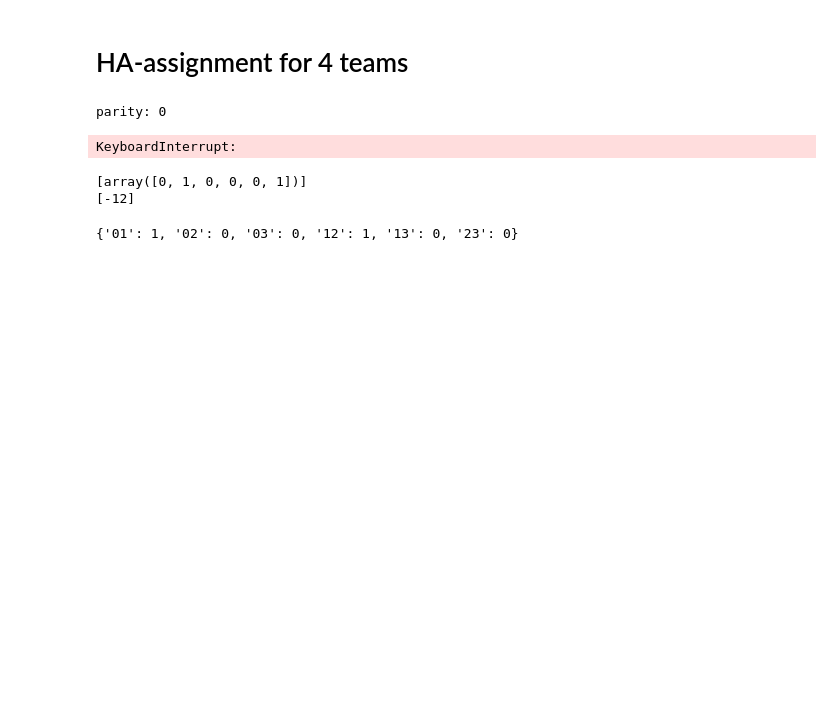
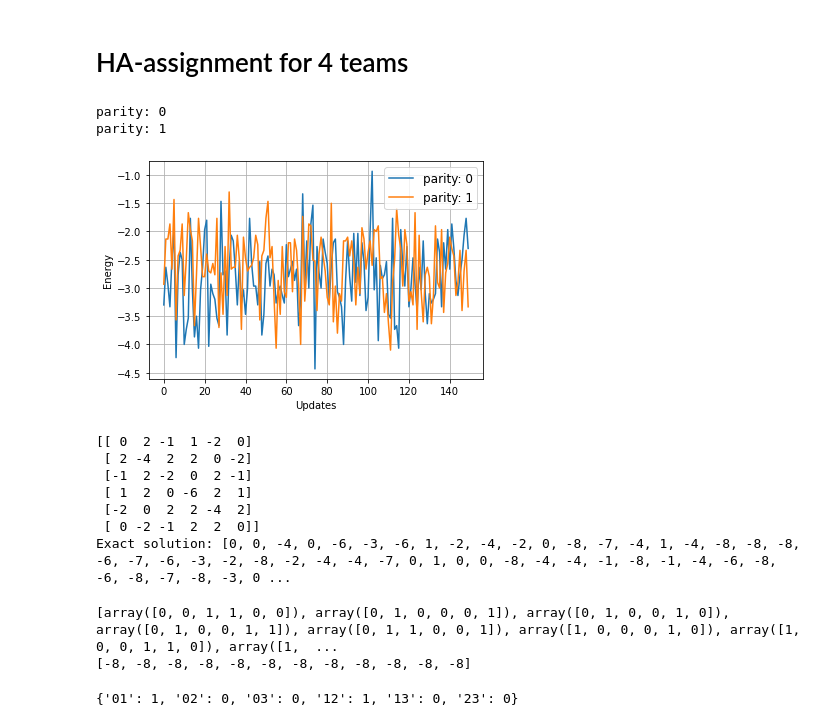
Before and after one commit to Balint831/SciMod, a Jupyter notebook: project/src/main.ipynb, the cells around one changed output. Cells and saved outputs as stored; diff of their text form; code cells hidden in the pictures; blank space fills up the shorter version.

```diff
--- a/project/src/main.ipynb
+++ b/project/src/main.ipynb
@@ -1,6 +1,6 @@
 # %%
 import matplotlib.pyplot as plt
-from qubo_divided import solve_qubo_by_dividing
+#from qubo_divided import solve_qubo_by_dividing
 
 
 import numpy as np
@@ -17,7 +17,7 @@ def calculate_QUBO_explicitely(Q):
     for bitstring in bitstrings:
         values.append(bitstring @ Q @ bitstring)
 
-    return min(values), bitstrings[np.argmin(values)]
+    return values#, bitstrings[np.argmin(values)]
 
 
 
@@ -56,25 +120,42 @@ d = 6
+# %%
+Q = np.array(  [[ 0, 2,-1, 1,-2, 0],
+                [ 2,-4, 2, 2, 0,-2],
+                [-1, 2,-2, 0, 2,-1],
+                [ 1, 2, 0,-6, 2, 1],
+                [-2, 0, 2, 2,-4, 2],
+                [ 0,-2,-1, 2, 2, 0]])
+
+d = 6
 # %%
 
-
+from qubo_divided import solve_qubo_by_dividing
 min_energy, min_bistring = solve_qubo_by_dividing(
     Q,
-    learning_rate=0.1,
-    shots=500,
-    updates=40,
+    learning_rate=0.01,
+    shots=60,
+    updates=150,
     d_per_computer=d,
 )
 
 print(Q)
 #print("Algo:", min_energy, min_bistring)
 
 
 
 
 
 print("Exact solution:", calculate_QUBO_explicitely(Q))
 # %% [output]
 parity: 0
+parity: 1
+[figure, added]
-KeyboardInterrupt:
+[[ 0  2 -1  1 -2  0]
+ [ 2 -4  2  2  0 -2]
+ [-1  2 -2  0  2 -1]
+ [ 1  2  0 -6  2  1]
+ [-2  0  2  2 -4  2]
+ [ 0 -2 -1  2  2  0]]
+Exact solution: [0, 0, -4, 0, -6, -3, -6, 1, -2, -4, -2, 0, -8, -7, -4, 1, -4, -8, -8, -8, -6, -7, -6, -3, -2, -8, -2, -4, -4, -7, 0, 1, 0, 0, -8, -4, -4, -1, -8, -1, -4, -6, -8, -6, -8, -7, -8, -3, 0 ...
 # %%
 d = 6
 
@@ -88,8 +169,8 @@ for bitstring in bitstrings:
 print( [ bitstrings[idx] for idx in np.where( values == min(values) )[0] ])
 print( [ values[idx] for idx in np.where( values == min(values) )[0] ])
 # %% [output]
-[array([0, 1, 0, 0, 0, 1])]
-[-12]
+[array([0, 0, 1, 1, 0, 0]), array([0, 1, 0, 0, 0, 1]), array([0, 1, 0, 0, 1, 0]), array([0, 1, 0, 0, 1, 1]), array([0, 1, 1, 0, 0, 1]), array([1, 0, 0, 0, 1, 0]), array([1, 0, 0, 1, 1, 0]), array([1,  ...
+[-8, -8, -8, -8, -8, -8, -8, -8, -8, -8, -8, -8]
 # %%
 z = np.array([1,0,0,1,0,0])
 # %%
```
Also changed, not shown: parts of 26 cells of this notebook, 11 other files.
